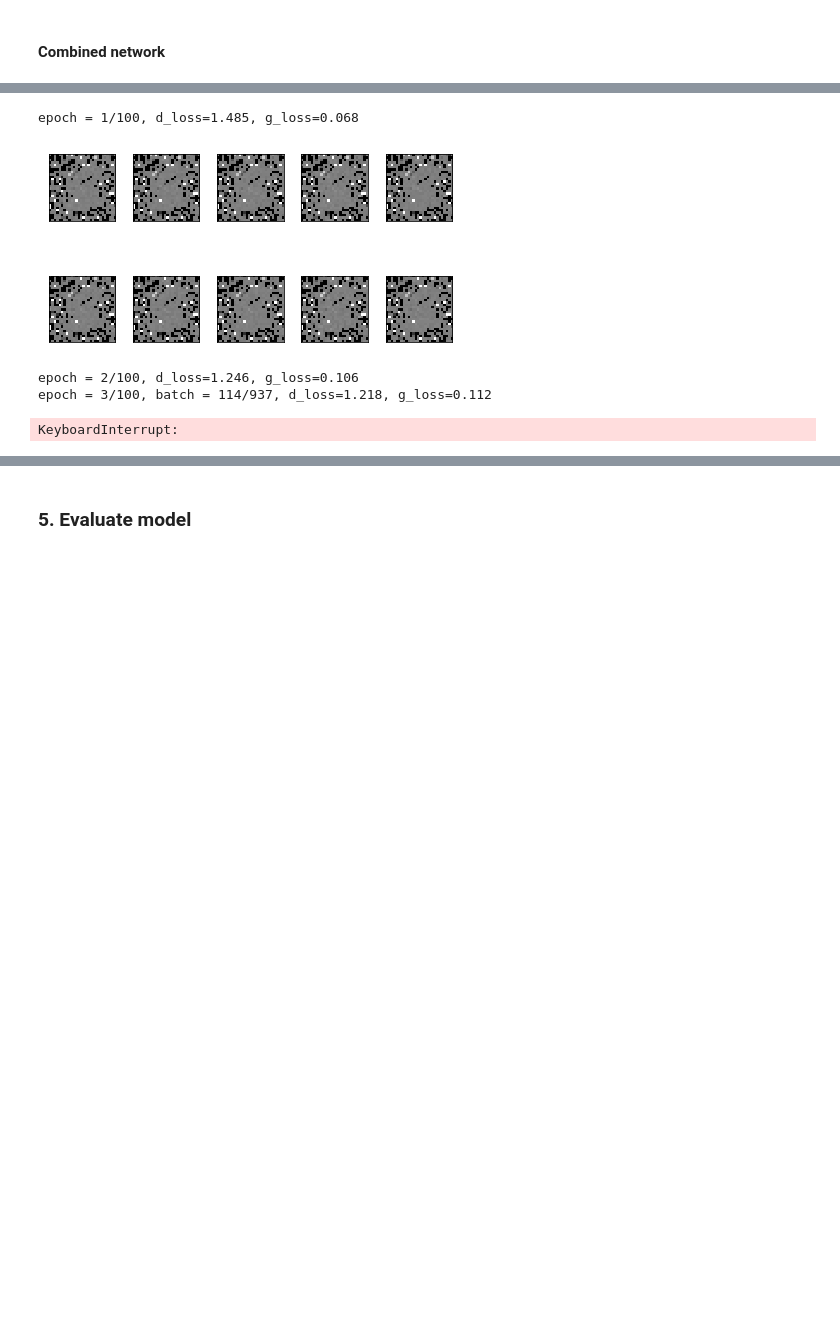
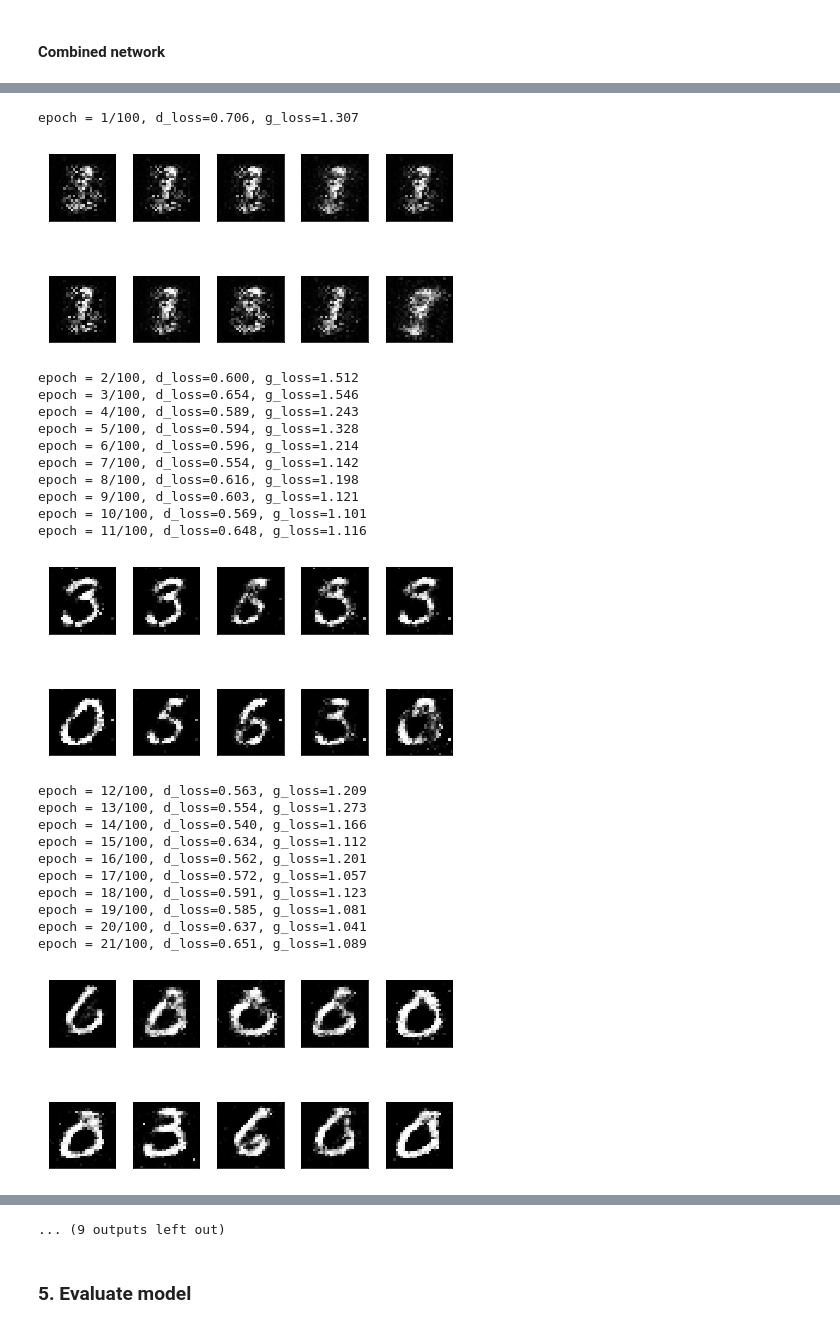
Before and after one commit to mafda/generative_adversarial_networks_101, a Jupyter notebook: src/01_GAN_MNIST.ipynb, the cells around one changed output, grey strips where cells are left out. Saved outputs shown, nothing was run; the diff lists cells and outputs as text; code cells hidden in the pictures; blank space fills up the shorter version.

Commit message:
update code with better results in training

```diff
--- a/src/01_GAN_MNIST.ipynb
+++ b/src/01_GAN_MNIST.ipynb
@@ -196,8 +193,7 @@ print('X_train.shape', X_train.shape)
 # reshaping the inputs
 X_train = X_train.reshape(60000, 28*28)
 # normalizing the inputs (-1, 1)
-# X_train = 2.0 * X_train.astype('float32') / 255.0 - 1.0
-X_train = (X_train.astype('float32') - 127.5) / 127.5
+X_train = (X_train.astype('float32') / 255 - 0.5) * 2
 
 print('X_train reshape:', X_train.shape)
 # %% [output]
@@ -349,11 +335,0 @@ _________________________________________________________________
-# %%
-discriminator.trainable = True
-print('\n\ndiscriminator')
-discriminator.summary()
-print('\n\nadversarial')
-d_g.summary()
-discriminator.trainable = False
-print('\n\ndiscriminator')
-discriminator.summary()
-print('\n\nadversarial')
-d_g.summary()
@@ -396,6 +367,7 @@ We train the discriminator and the generator in turn in a loop as follows:
 # %%
 epochs = 100
 batch_size = 64
+smooth = 0.1
 
 real = np.ones(shape=(batch_size, 1))
 fake = np.zeros(shape=(batch_size, 1))
@@ -405,71 +377,72 @@ g_loss = []
 
 for e in range(epochs):
     for i in range(len(X_train) // batch_size):
-#         # real MNIST digit images
-#         X_batch = X_train[i*batch_size:(i+1)*batch_size]
-
-#         # latent samples and the generated digit images
-#         z = np.random.normal(loc=0, scale=1, size=(batch_size, latent_dim))
-#         X_fake = generator.predict_on_batch(z)
-
-#         # train the discriminator to detect real and fake images
-#         discriminator.trainable = True
-#         d_loss_real = discriminator.train_on_batch(x=X_batch, y=real)
-#         d_loss_fake = discriminator.train_on_batch(x=X_fake, y=fake)
-
-#         # Discriminator loss
-#         d_loss_batch = 0.5 * (d_loss_real[0] + d_loss_fake[0])
-
-#         # train the generator via GAN
-#         discriminator.trainable = False
-#         g_loss_batch = d_g.train_on_batch(x=z, y=real)
 
         # Train Discriminator weights
         discriminator.trainable = True
 
         # Real samples
         X_batch = X_train[i*batch_size:(i+1)*batch_size]
-        d_loss_real = discriminator.train_on_batch(x=X_batch, y=real)
+        d_loss_real = discriminator.train_on_batch(x=X_batch,
+                                                   y=real * (1 - smooth))
 
         # Fake Samples
-        z = np.random.uniform(size=(batch_size, latent_dim))
-        X_fake = generator.predict(z)
+        # z = np.random.uniform(size=(batch_size, latent_dim))
+        z = np.random.normal(loc=0, scale=1, size=(batch_size, latent_dim))
+        X_fake = generator.predict_on_batch(z)
         d_loss_fake = discriminator.train_on_batch(x=X_fake, y=fake)
 
         # Discriminator loss
         d_loss_batch = 0.5 * (d_loss_real[0] + d_loss_fake[0])
 
         # Train Generator weights
         discriminator.trainable = False
         g_loss_batch = d_g.train_on_batch(x=z, y=real)
-
-
 
         print(
             'epoch = %d/%d, batch = %d/%d, d_loss=%.3f, g_loss=%.3f' % (e + 1, epochs, i, len(X_train) // batch_size, d_loss_batch, g_loss_batch[0]),
             100*' ',
             end='\r'
         )
 
     d_loss.append(d_loss_batch)
     g_loss.append(g_loss_batch[0])
     print('epoch = %d/%d, d_loss=%.3f, g_loss=%.3f' % (e + 1, epochs, d_loss[-1], g_loss[-1]), 100*' ')
 
     if e % 10 == 0:
         samples = 10
         x_fake = generator.predict(np.random.uniform(size=(samples, latent_dim)))
 
         for k in range(samples):
             plt.subplot(2, 5, k+1)
             plt.imshow(x_fake[k].reshape(28, 28), cmap='gray')
             plt.xticks([])
             plt.yticks([])
 
         plt.tight_layout()
         plt.show()
 # %% [output]
-epoch = 1/100, d_loss=1.485, g_loss=0.068
+epoch = 1/100, d_loss=0.706, g_loss=1.307
-[figure, old version]
+[figure, new version]
-epoch = 2/100, d_loss=1.246, g_loss=0.106
-epoch = 3/100, batch = 114/937, d_loss=1.218, g_loss=0.112
+epoch = 2/100, d_loss=0.600, g_loss=1.512
+epoch = 3/100, d_loss=0.654, g_loss=1.546
+epoch = 4/100, d_loss=0.589, g_loss=1.243
+epoch = 5/100, d_loss=0.594, g_loss=1.328
+epoch = 6/100, d_loss=0.596, g_loss=1.214
+epoch = 7/100, d_loss=0.554, g_loss=1.142
+epoch = 8/100, d_loss=0.616, g_loss=1.198
+epoch = 9/100, d_loss=0.603, g_loss=1.121
+epoch = 10/100, d_loss=0.569, g_loss=1.101
+epoch = 11/100, d_loss=0.648, g_loss=1.116
+[figure, added]
-KeyboardInterrupt:
+epoch = 12/100, d_loss=0.563, g_loss=1.209
+epoch = 13/100, d_loss=0.554, g_loss=1.273
+epoch = 14/100, d_loss=0.540, g_loss=1.166
+epoch = 15/100, d_loss=0.634, g_loss=1.112
+epoch = 16/100, d_loss=0.562, g_loss=1.201
+epoch = 17/100, d_loss=0.572, g_loss=1.057
+epoch = 18/100, d_loss=0.591, g_loss=1.123
+epoch = 19/100, d_loss=0.585, g_loss=1.081
+epoch = 20/100, d_loss=0.637, g_loss=1.041
+epoch = 21/100, d_loss=0.651, g_loss=1.089
+[figure, added]
@@ -476,3 +482,4 @@ KeyboardInterrupt:
+... (9 outputs left out)
 # %% [markdown]
 ### 5. Evaluate model
 # %%
```
Also changed, not shown: parts of 12 cells of this notebook.
